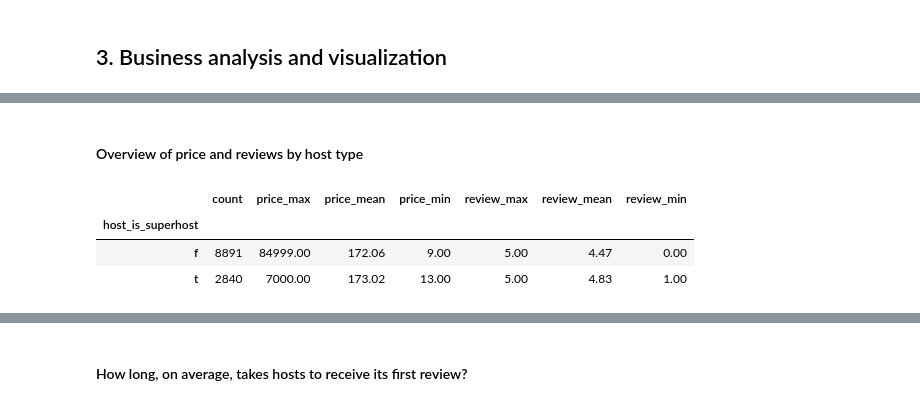
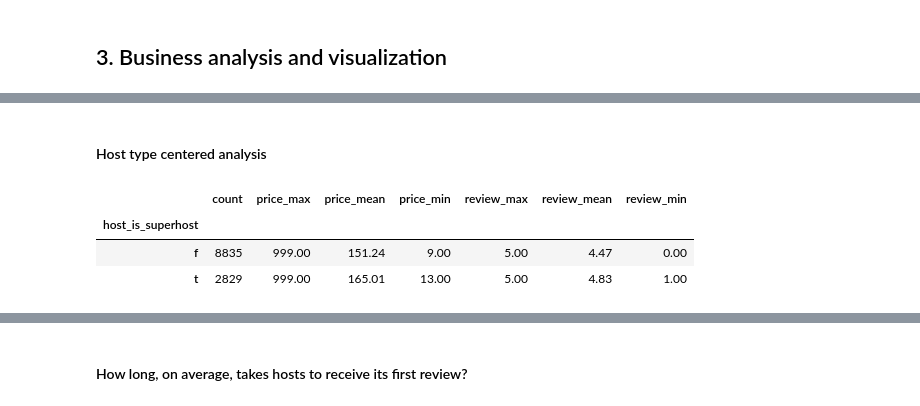
Before and after one commit to joacog86/midprojectlab, a Jupyter notebook: mbproject_analysis.ipynb, the cells around one changed output, grey strips where cells are left out. Drawn from its saved outputs; the diff is of its cells as text; code cells hidden in the pictures.

```diff
--- a/mbproject_analysis.ipynb
+++ b/mbproject_analysis.ipynb
@@ -71,0 +119,8 @@ memory usage: 2.3+ MB
+# %%
+# We can still see some scattered values at the end of the right tail, let's filter out records with price higher than 1000
+data_filtered = data[data['price'] < 1000]
+
+plt.subplots(figsize=(10, 3))
+sns.boxplot(x=data_filtered['price'])
+plt.title('Price < 1000')
+plt.show()
@@ -108,13 +273,13 @@ roomtype_pivot
 # %% [markdown]
-#### Overview of price and reviews by host type
+#### Host type centered analysis
 # %%
-superhost_pivot = round(pd.pivot_table(data, index='host_is_superhost', values=['price', 'review_scores_rating'], aggfunc={'price': ['count', 'min', 'max', 'mean'], 'review_scores_rating': ['min', 'max', 'mean']}), 2)
+superhost_pivot = round(pd.pivot_table(data_filtered, index='host_is_superhost', values=['price', 'review_scores_rating'], aggfunc={'price': ['count', 'min', 'max', 'mean'], 'review_scores_rating': ['min', 'max', 'mean']}), 2)
 
 superhost_pivot.columns = ['count', 'price_max', 'price_mean', 'price_min', 'review_max', 'review_mean', 'review_min']
 
 superhost_pivot
 # %% [output]
 |  | count | price_max | price_mean | price_min | review_max | review_mean | review_min |
 | host_is_superhost |  |  |  |  |  |  |  |
-| f | 8891 | 84999.00 | 172.06 | 9.00 | 5.00 | 4.47 | 0.00 |
-| t | 2840 | 7000.00 | 173.02 | 13.00 | 5.00 | 4.83 | 1.00 |
+| f | 8835 | 999.00 | 151.24 | 9.00 | 5.00 | 4.47 | 0.00 |
+| t | 2829 | 999.00 | 165.01 | 13.00 | 5.00 | 4.83 | 1.00 |
```
Also changed, not shown: parts of 48 cells of this notebook, 1 other file.
